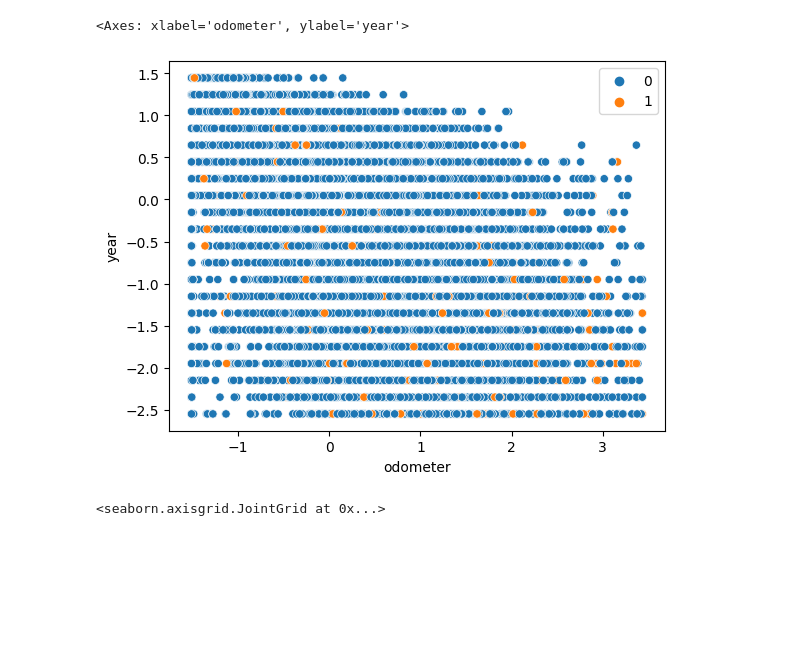
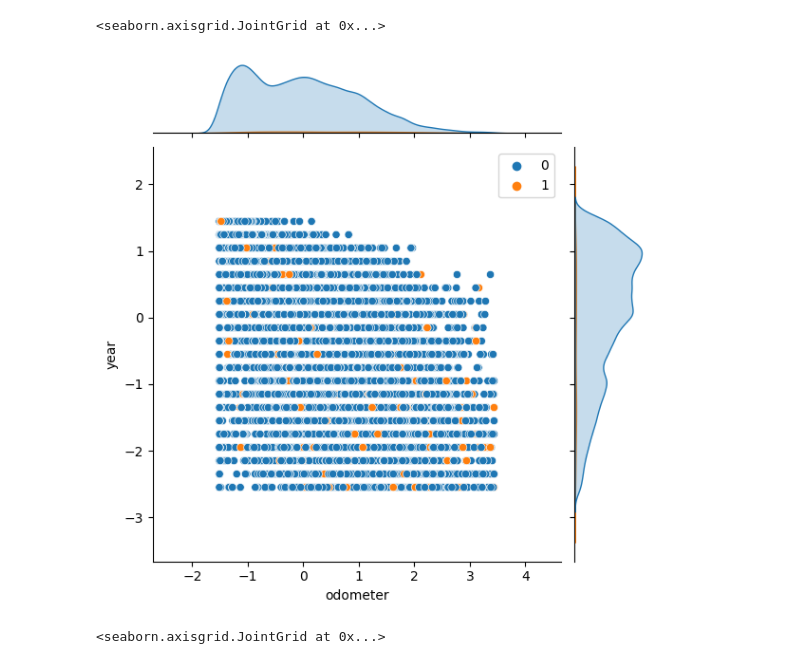
Before and after one commit to luckylluck2/sdp_cars, a Jupyter notebook: clustering.ipynb, the cells around one changed output. Cells and saved outputs as stored; diff of their text form; code cells hidden in the pictures; blank space fills up the shorter version.

Commit message:
Clustered some more

```diff
--- a/clustering.ipynb
+++ b/clustering.ipynb
@@ -33,11 +33,12 @@ kmeans_cluster = KMeans(n_clusters=2, random_state=1, n_init='auto').fit(X_train
 # %%
 valDataFrame = pd.DataFrame(X_val_transformed.copy())
 valDataFrame.columns = X_val.columns
-sns.scatterplot(valDataFrame, x = 'odometer', y = 'year',
-                hue = kmeans_cluster.predict(valDataFrame))
+sns.jointplot(valDataFrame, x = 'odometer', y = 'year',
+                hue = kmeans_cluster.predict(valDataFrame),
+                kind = 'scatter')
 # %% [output]
-<Axes: xlabel='odometer', ylabel='year'>
+<seaborn.axisgrid.JointGrid at 0x...>
-[figure, old version]
+[figure, new version]
 # %%
 kmeans_cluster = KMeans(n_clusters=3, random_state=1, n_init='auto').fit(X_train[['odometer', 'year']])
 valDataFrame = pd.DataFrame(X_val[['odometer', 'year']].copy())
```
Also changed, not shown: parts of 7 cells of this notebook.
